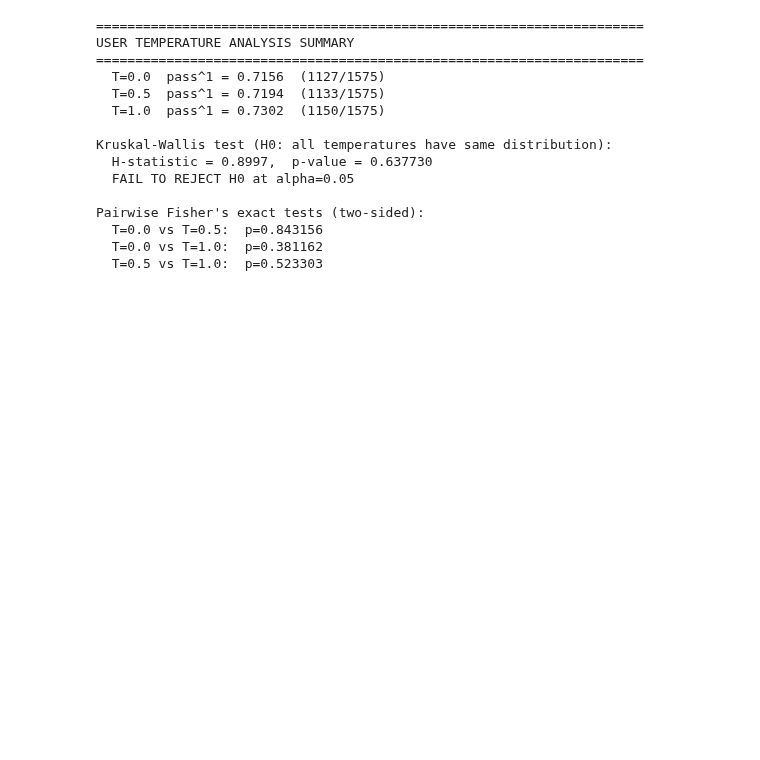
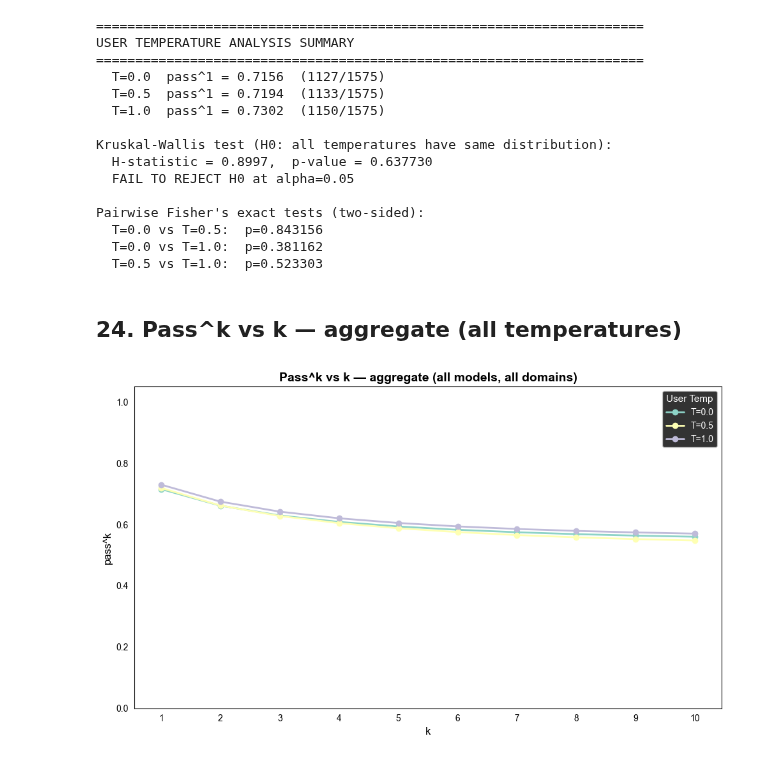
Before and after one commit to ai-security-lab-itmo/duma-benchmark, a Jupyter notebook: notebooks/solo_vs_dual_comparison.ipynb, the cells around one changed output. Cells and saved outputs as stored; diff of their text form; code cells hidden in the pictures; blank space fills up the shorter version.

```diff
--- a/notebooks/solo_vs_dual_comparison.ipynb
+++ b/notebooks/solo_vs_dual_comparison.ipynb
@@ -1046,3 +1046,30 @@ Pairwise Fisher's exact tests (two-sided):
   T=0.0 vs T=0.5:  p=0.843156
   T=0.0 vs T=1.0:  p=0.381162
   T=0.5 vs T=1.0:  p=0.523303
+# %% [markdown]
+## 24. Pass^k vs k — aggregate (all temperatures)
+# %%
+ks_range = list(range(1, 11))
+
+fig, ax = plt.subplots(figsize=(10, 6), facecolor="none")
+ax.set_facecolor("white")
+
+for t in temps_t:
+    p = task_rates_t.loc[task_rates_t.user_temp == t, "p"].values
+    vals = [float(np.mean(p ** k)) for k in ks_range]
+    ax.plot(ks_range, vals, marker="o", linewidth=2, markersize=6, label=f"T={t}")
+
+ax.set_xlabel("k", fontsize=12, color="black")
+ax.set_ylabel("pass^k", fontsize=12, color="black")
+ax.set_title("Pass^k vs k — aggregate (all models, all domains)", fontsize=14, fontweight="bold", color="black")
+ax.set_ylim(0, 1.05)
+ax.set_xticks(ks_range)
+ax.grid(True, alpha=0.3, linestyle="--")
+ax.tick_params(colors="black")
+for spine in ax.spines.values():
+    spine.set_edgecolor("black")
+ax.legend(title="User Temp", fontsize=10, title_fontsize=11)
+plt.tight_layout()
+plt.show()
+# %% [output]
+[figure, added]
```
Also changed, not shown: parts of 4 cells of this notebook, 4 other files.
